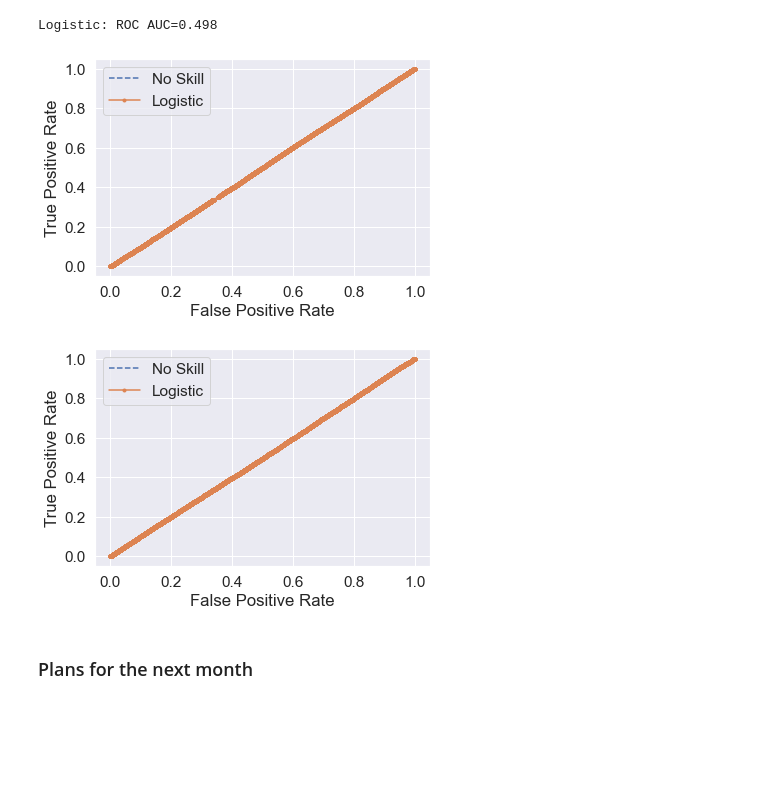
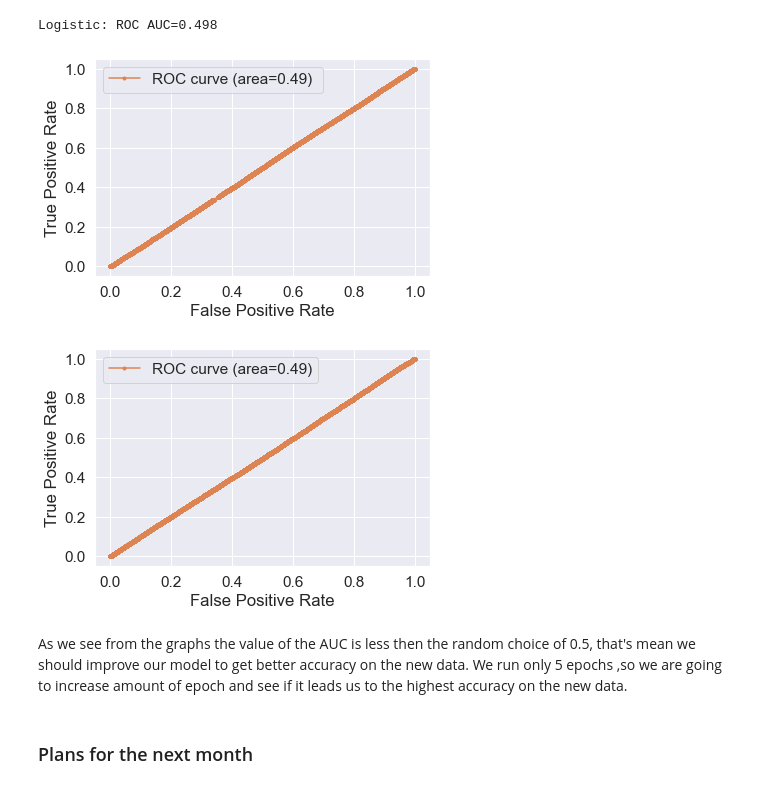
Before and after one commit to alexakh95/datasciense-uni-project, a Jupyter notebook: notebooks/histopathologic_cancer_detection/project.ipynb, the cells around one changed output. Cells and saved outputs as stored; diff of their text form; code cells hidden in the pictures; blank space fills up the shorter version.

Commit message:
some explanation of auc value

```diff
--- a/notebooks/histopathologic_cancer_detection/project.ipynb
+++ b/notebooks/histopathologic_cancer_detection/project.ipynb
@@ -1227,24 +1227,24 @@ ns_fpr_cnn, ns_tpr_cnn, _ = roc_curve(y_true, ns_probs)
 lr_fpr_cnn, lr_tpr_cnn, _ = roc_curve(y_true, predictions_cnn)
 # %%
 # plot the roc curve for the model
-pyplot.plot(ns_fpr_cnn, ns_tpr_cnn, linestyle='--', label='No Skill')
-pyplot.plot(lr_fpr_cnn, lr_tpr_cnn, marker='.', label='Logistic')
+pyplot.plot(ns_fpr_cnn, ns_tpr_cnn, linestyle='--', label='')
+pyplot.plot(lr_fpr_cnn, lr_tpr_cnn, marker='.', label='ROC curve (area=0.49) ')
 # axis labels
 pyplot.xlabel('False Positive Rate')
 pyplot.ylabel('True Positive Rate')
 # show the legend
 pyplot.legend()
 # show the plot
 pyplot.show()
 # %% [output]
-[figure, old version]
+[figure, new version]
 # %%
 ns_fpr, ns_tpr, _ = roc_curve(y_true, ns_probs)
 lr_fpr, lr_tpr, _ = roc_curve(y_true, predictions_dense)
 # %%
 # plot the roc curve for the model
-pyplot.plot(ns_fpr, ns_tpr, linestyle='--', label='No Skill')
-pyplot.plot(lr_fpr, lr_tpr, marker='.', label='Logistic')
+pyplot.plot(ns_fpr, ns_tpr, linestyle='--', label='')
+pyplot.plot(lr_fpr, lr_tpr, marker='.', label='ROC curve (area=0.49)')
 # axis labels
 pyplot.xlabel('False Positive Rate')
 pyplot.ylabel('True Positive Rate')
@@ -1253,7 +1253,9 @@ pyplot.legend()
 # show the plot
 pyplot.show()
 # %% [output]
-[figure, old version]
+[figure, new version]
+# %% [markdown]
+As we see from the graphs the value of the AUC is less then the random choice of 0.5, that's mean we should improve our model to get better accuracy on the new data. We run only 5 epochs ,so we are going to increase amount of epoch and see if it leads us to the highest accuracy on the new data.
 # %% [markdown]
 ### Plans for the next month
 # %% [markdown]
```
